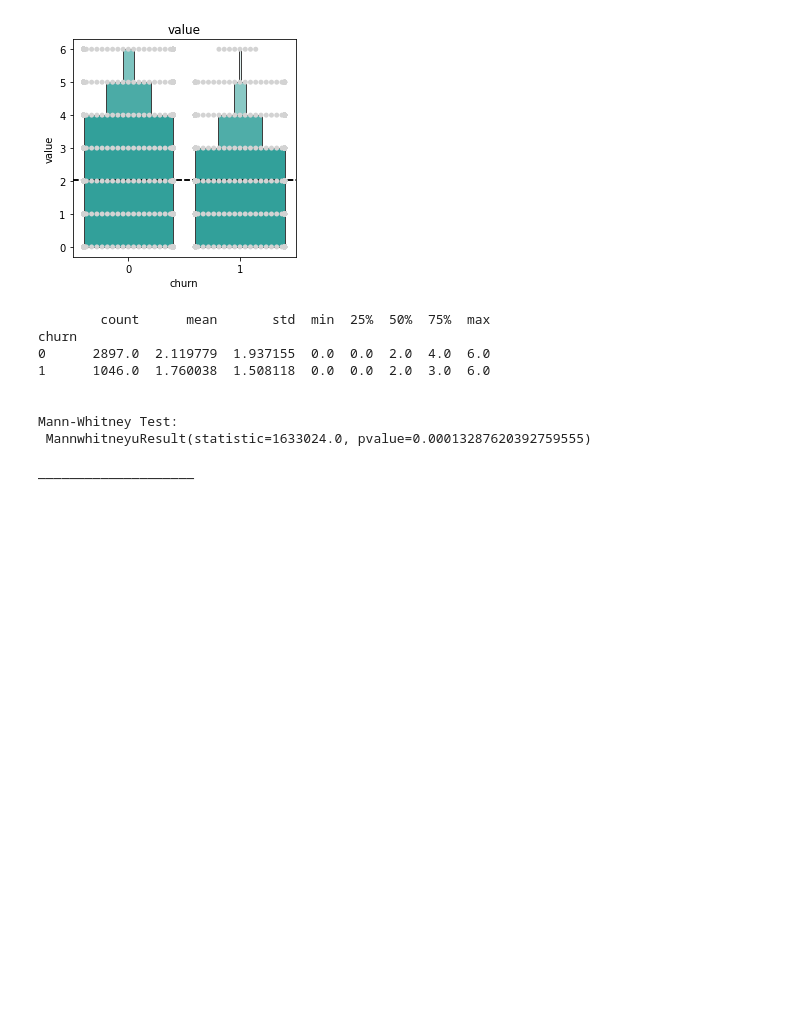
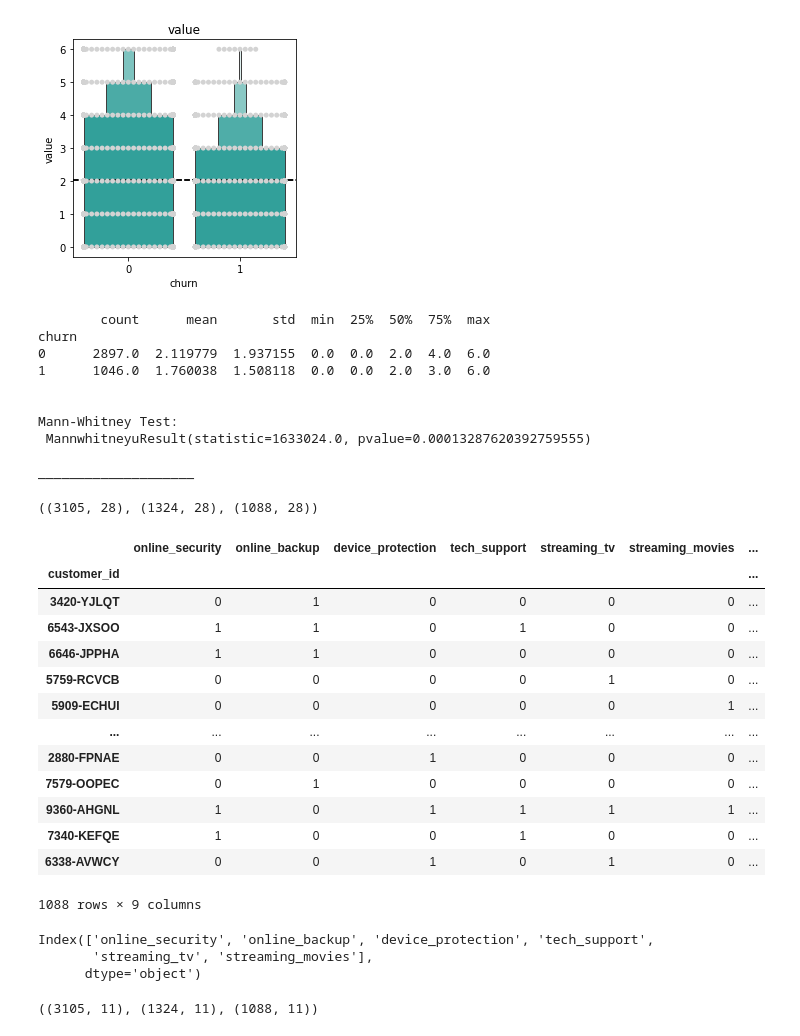
Before and after one commit to mdalton87/classification-exercises, a Jupyter notebook: classification_project/churn_exploratory_notebook.ipynb, the cells around one changed output. Saved outputs shown, nothing was run; the diff lists cells and outputs as text; code cells hidden in the pictures; blank space fills up the shorter version.

```diff
--- a/classification_project/churn_exploratory_notebook.ipynb
+++ b/classification_project/churn_exploratory_notebook.ipynb
@@ -266,0 +274,4 @@ ____________________
+# %%
+train.shape, validate.shape, test.shape
+# %% [output]
+((3105, 28), (1324, 28), (1088, 28))
@@ -266,0 +285,25 @@ ____________________
+# %%
+train.set_index('customer_id')
+validate.set_index('customer_id')
+test.set_index('customer_id')
+# %% [output]
+|  | online_security | online_backup | device_protection | tech_support | streaming_tv | streaming_movies | ... |
+| customer_id |  |  |  |  |  |  | ... |
+| 3420-YJLQT | 0 | 1 | 0 | 0 | 0 | 0 | ... |
+| 6543-JXSOO | 1 | 1 | 0 | 1 | 0 | 0 | ... |
+| 6646-JPPHA | 1 | 1 | 0 | 0 | 0 | 0 | ... |
+| 5759-RCVCB | 0 | 0 | 0 | 0 | 1 | 0 | ... |
+| 5909-ECHUI | 0 | 0 | 0 | 0 | 0 | 1 | ... |
+| ... | ... | ... | ... | ... | ... | ... | ... |
+| 2880-FPNAE | 0 | 0 | 1 | 0 | 0 | 0 | ... |
+| 7579-OOPEC | 0 | 1 | 0 | 0 | 0 | 0 | ... |
+| 9360-AHGNL | 1 | 0 | 1 | 1 | 1 | 1 | ... |
+| 7340-KEFQE | 1 | 0 | 0 | 1 | 0 | 0 | ... |
+| 6338-AVWCY | 0 | 0 | 1 | 0 | 1 | 0 | ... |
+1088 rows × 9 columns
+# %%
+train.columns[1:7]
+# %% [output]
+Index(['online_security', 'online_backup', 'device_protection', 'tech_support',
+       'streaming_tv', 'streaming_movies'],
+      dtype='object')
@@ -266,0 +317,4 @@ ____________________
+# %%
+train.shape, validate.shape, test.shape
+# %% [output]
+((3105, 11), (1324, 11), (1088, 11))
```
Also changed, not shown: parts of 21 cells of this notebook, 8 other files.
